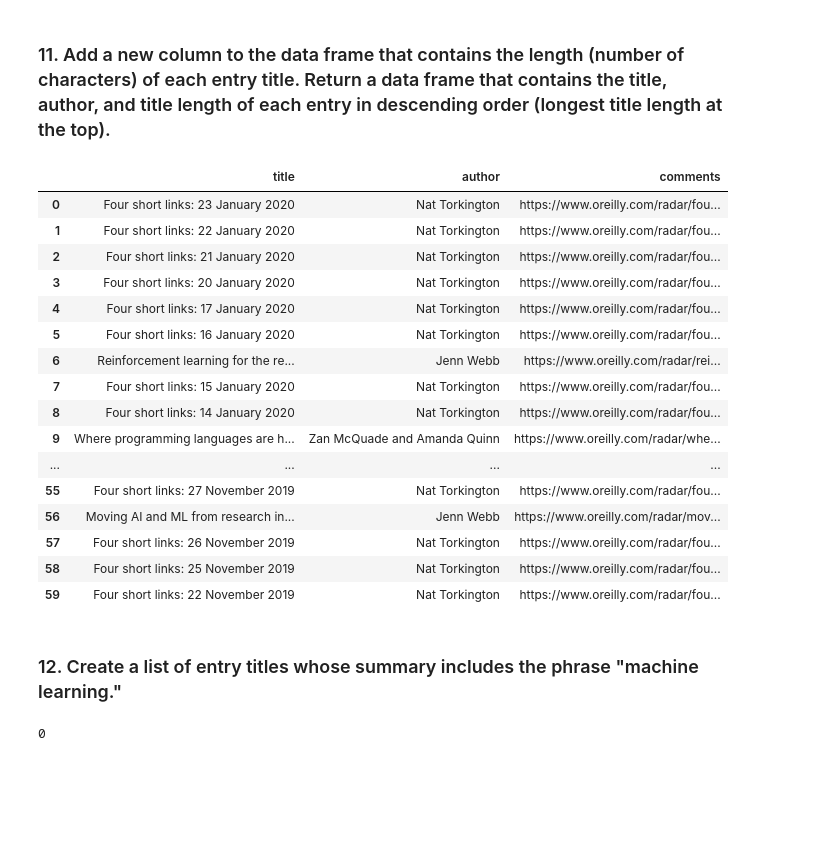
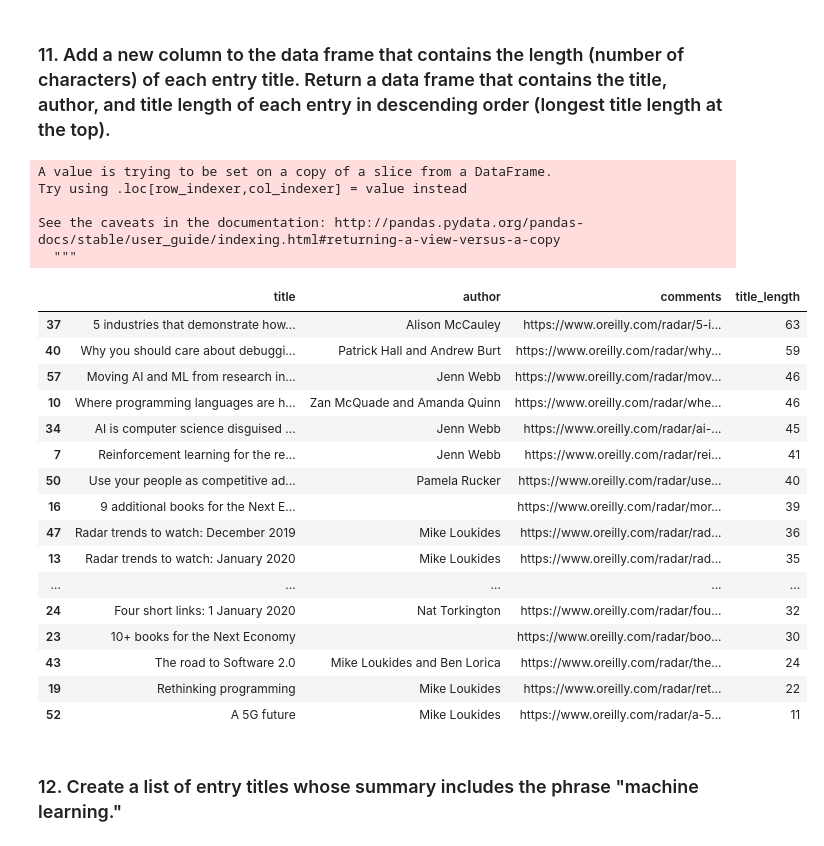
Before and after one commit to ironhack-datalabs/datamex0120, a Jupyter notebook: module-1/lab-rss/your-code/main.ipynb, the cells around one changed output. Cells and saved outputs as stored; diff of their text form; code cells hidden in the pictures; blank space fills up the shorter version.

```diff
--- a/module-1/lab-rss/your-code/main.ipynb
+++ b/module-1/lab-rss/your-code/main.ipynb
@@ -205,38 +205,36 @@ sort
 10 rows × 24 columns
 # %% [markdown]
 ### 11. Add a new column to the data frame that contains the length (number of characters) of each entry title. Return a data frame that contains the title, author, and title length of each entry in descending order (longest title length at the top).
-# %%
-newdf = df[['title','author','comments']]
-newdf
-# %% [output]
-|  | title | author | comments |
-| 0 | Four short links: 23 January 2020 | Nat Torkington | https://www.oreilly.com/radar/fou... |
-| 1 | Four short links: 22 January 2020 | Nat Torkington | https://www.oreilly.com/radar/fou... |
-| 2 | Four short links: 21 January 2020 | Nat Torkington | https://www.oreilly.com/radar/fou... |
-| 3 | Four short links: 20 January 2020 | Nat Torkington | https://www.oreilly.com/radar/fou... |
-| 4 | Four short links: 17 January 2020 | Nat Torkington | https://www.oreilly.com/radar/fou... |
-| 5 | Four short links: 16 January 2020 | Nat Torkington | https://www.oreilly.com/radar/fou... |
-| 6 | Reinforcement learning for the re... | Jenn Webb | https://www.oreilly.com/radar/rei... |
-| 7 | Four short links: 15 January 2020 | Nat Torkington | https://www.oreilly.com/radar/fou... |
-| 8 | Four short links: 14 January 2020 | Nat Torkington | https://www.oreilly.com/radar/fou... |
-| 9 | Where programming languages are h... | Zan McQuade and Amanda Quinn | https://www.oreilly.com/radar/whe... |
-| ... | ... | ... | ... |
-| 55 | Four short links: 27 November 2019 | Nat Torkington | https://www.oreilly.com/radar/fou... |
-| 56 | Moving AI and ML from research in... | Jenn Webb | https://www.oreilly.com/radar/mov... |
-| 57 | Four short links: 26 November 2019 | Nat Torkington | https://www.oreilly.com/radar/fou... |
-| 58 | Four short links: 25 November 2019 | Nat Torkington | https://www.oreilly.com/radar/fou... |
-| 59 | Four short links: 22 November 2019 | Nat Torkington | https://www.oreilly.com/radar/fou... |
+# %%
+newdf = df[['title','author','comments']]
+countdf = []
+for i in newdf['title']:
+    countdf.append(len(i))
+newdf['title_length'] = countdf
+sort = newdf.sort_values(by='title_length',ascending=False)
+sort
+# %% [output]
+A value is trying to be set on a copy of a slice from a DataFrame.
+Try using .loc[row_indexer,col_indexer] = value instead
+
+See the caveats in the documentation: http://pandas.pydata.org/pandas-docs/stable/user_guide/indexing.html#returning-a-view-versus-a-copy
+  """
+|  | title | author | comments | title_length |
+| 37 | 5 industries that demonstrate how... | Alison McCauley | https://www.oreilly.com/radar/5-i... | 63 |
+| 40 | Why you should care about debuggi... | Patrick Hall and Andrew Burt | https://www.oreilly.com/radar/why... | 59 |
+| 57 | Moving AI and ML from research in... | Jenn Webb | https://www.oreilly.com/radar/mov... | 46 |
+| 10 | Where programming languages are h... | Zan McQuade and Amanda Quinn | https://www.oreilly.com/radar/whe... | 46 |
+| 34 | AI is computer science disguised ... | Jenn Webb | https://www.oreilly.com/radar/ai-... | 45 |
+| 7 | Reinforcement learning for the re... | Jenn Webb | https://www.oreilly.com/radar/rei... | 41 |
+| 50 | Use your people as competitive ad... | Pamela Rucker | https://www.oreilly.com/radar/use... | 40 |
+| 16 | 9 additional books for the Next E... |  | https://www.oreilly.com/radar/mor... | 39 |
+| 47 | Radar trends to watch: December 2019 | Mike Loukides | https://www.oreilly.com/radar/rad... | 36 |
+| 13 | Radar trends to watch: January 2020 | Mike Loukides | https://www.oreilly.com/radar/rad... | 35 |
+| ... | ... | ... | ... | ... |
+| 24 | Four short links: 1 January 2020 | Nat Torkington | https://www.oreilly.com/radar/fou... | 32 |
+| 23 | 10+ books for the Next Economy |  | https://www.oreilly.com/radar/boo... | 30 |
+| 43 | The road to Software 2.0 | Mike Loukides and Ben Lorica | https://www.oreilly.com/radar/the... | 24 |
+| 19 | Rethinking programming | Mike Loukides | https://www.oreilly.com/radar/ret... | 22 |
+| 52 | A 5G future | Mike Loukides | https://www.oreilly.com/radar/a-5... | 11 |
 # %% [markdown]
 ### 12. Create a list of entry titles whose summary includes the phrase "machine learning."
-# %%
-import re
-string = ''
-for i in range(len(d.entries)):
-    string += d.entries[i]['summary']
-count = 0
-for e in string:
-    if e == 'Machine' or e == 'machine':
-        count+=1
-count
-# %% [output]
-0
```
Also changed, not shown: parts of 4 cells of this notebook.
